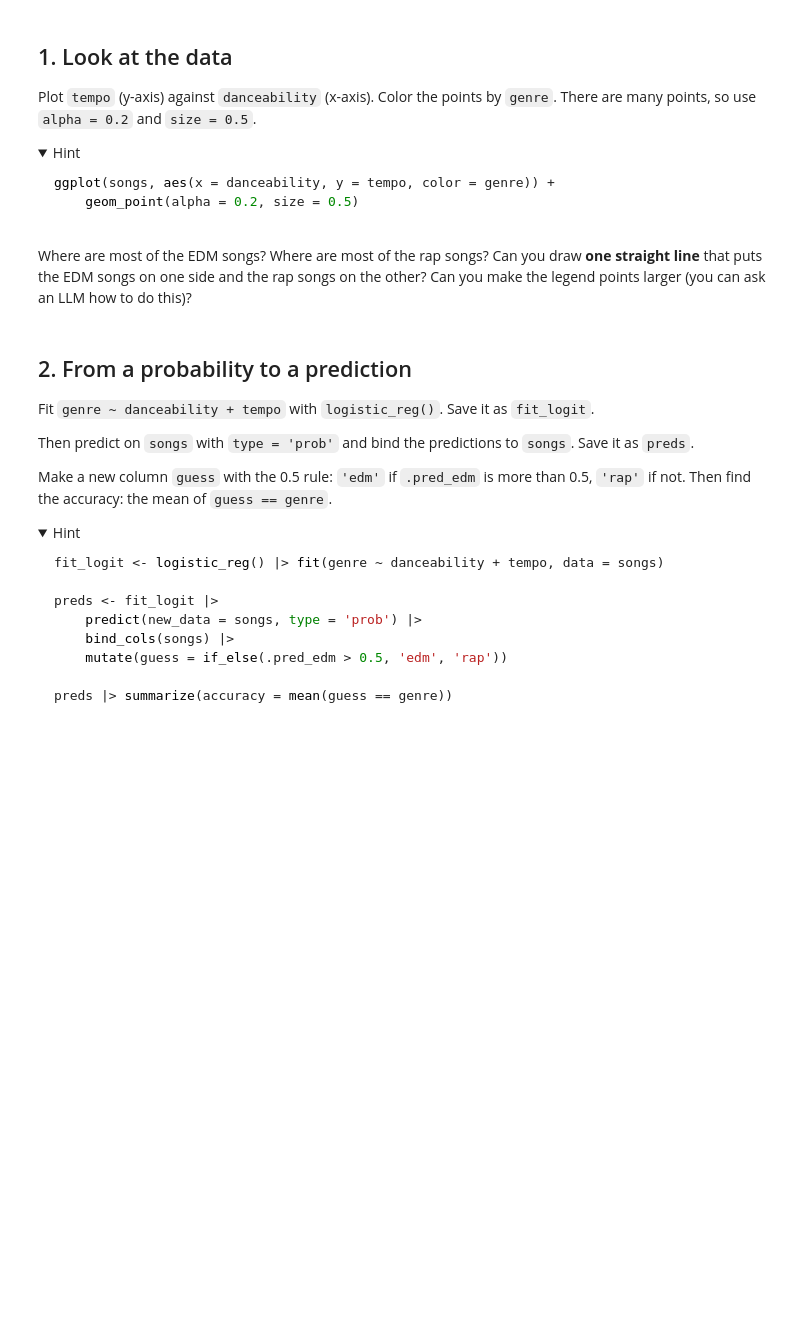
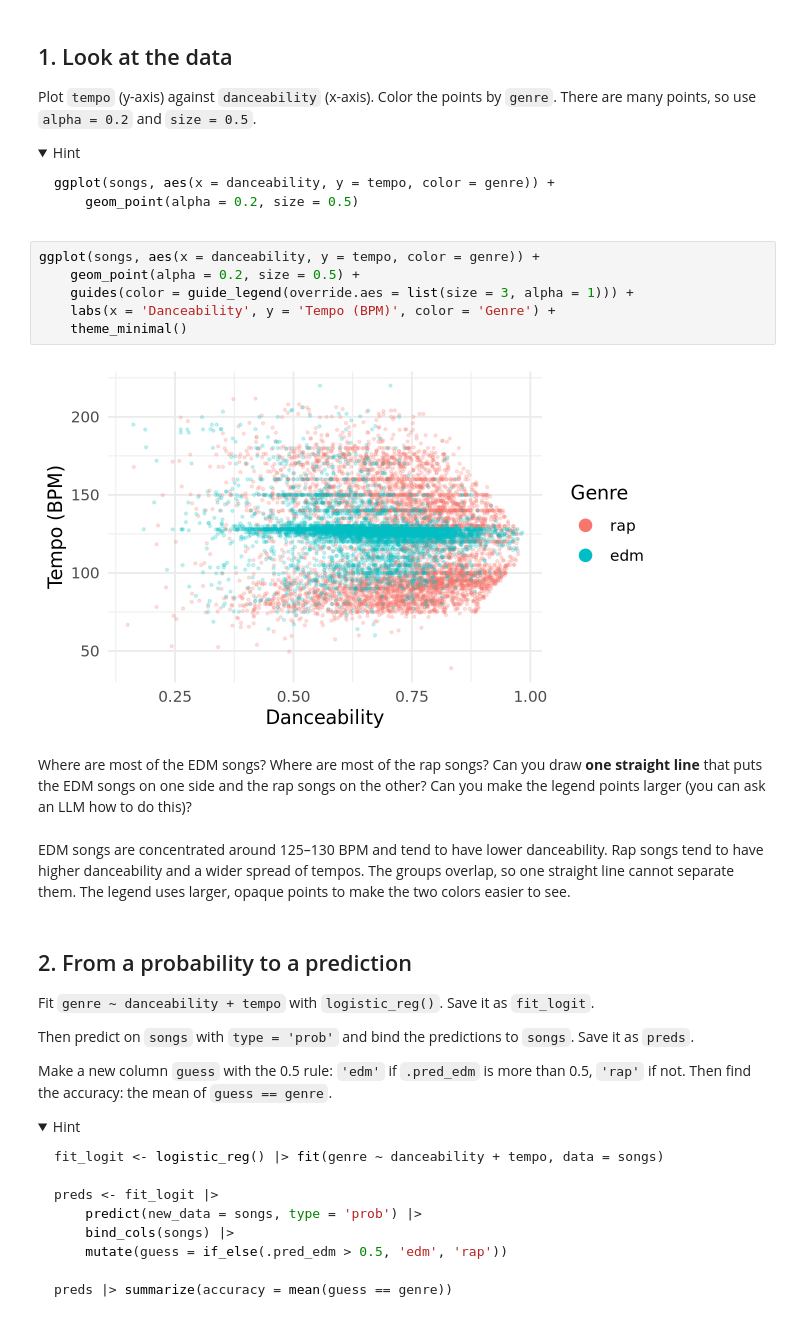
Before and after one commit to momowl/codespace, a Jupyter notebook: exercises/13-spotify-exercise.ipynb, the cells around one changed output. Saved outputs shown, nothing was run; the diff lists cells and outputs as text; folded sections open; blank space fills up the shorter version.

````diff
--- a/exercises/13-spotify-exercise.ipynb
+++ b/exercises/13-spotify-exercise.ipynb
@@ -50,8 +71,18 @@ ggplot(songs, aes(x = danceability, y = tempo, color = genre)) +
 ```
 
 </details>
+# %%
+ggplot(songs, aes(x = danceability, y = tempo, color = genre)) +
+    geom_point(alpha = 0.2, size = 0.5) +
+    guides(color = guide_legend(override.aes = list(size = 3, alpha = 1))) +
+    labs(x = 'Danceability', y = 'Tempo (BPM)', color = 'Genre') +
+    theme_minimal()
+# %% [output]
+[figure, added]
 # %% [markdown]
 Where are most of the EDM songs? Where are most of the rap songs? Can you draw **one straight line** that puts the EDM songs on one side and the rap songs on the other? Can you make the legend points larger (you can ask an LLM how to do this)?
+# %% [markdown]
+EDM songs are concentrated around 125–130 BPM and tend to have lower danceability. Rap songs tend to have higher danceability and a wider spread of tempos. The groups overlap, so one straight line cannot separate them. The legend uses larger, opaque points to make the two colors easier to see.
 # %% [markdown]
 ## 2. From a probability to a prediction
 
````
Also changed, not shown: parts of 11 cells of this notebook.
